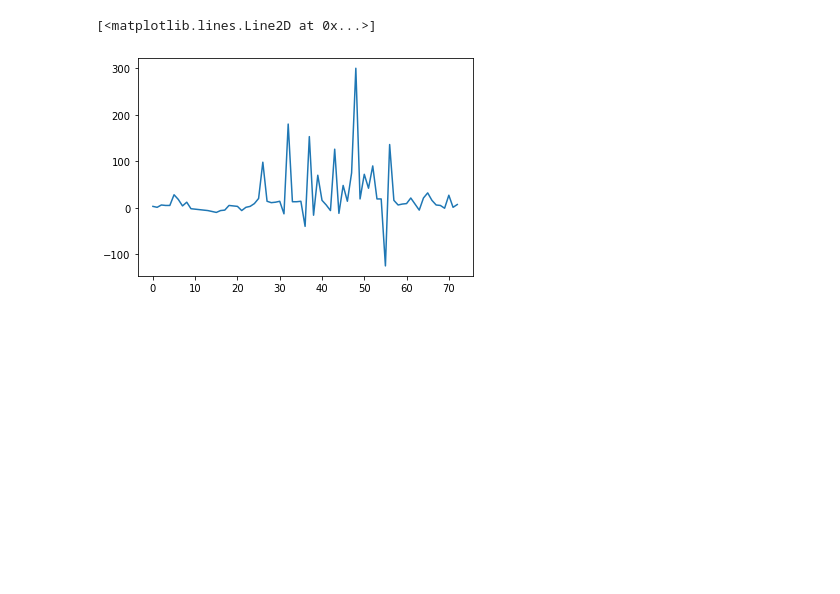
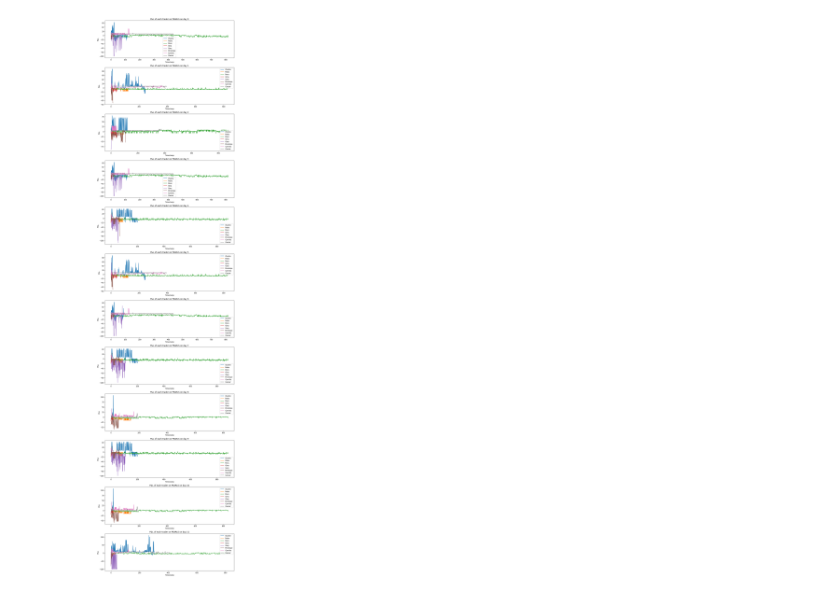
Before and after one commit to KyraZzz/imc-prosperity-bbos, a Jupyter notebook: Data_Preprocessing_day_5.ipynb, the cells around one changed output. Drawn from its saved outputs; the diff is of its cells as text; code cells hidden in the pictures; blank space fills up the shorter version.

Commit message:
data analysis

```diff
--- a/Data_Preprocessing_day_5.ipynb
+++ b/Data_Preprocessing_day_5.ipynb
@@ -120,7 +110,5 @@ def compute_pl(df, name, debug = False):
             print(f"current pl: {pl}")
 
     return pos, exist_trades_prices,exist_trades_quantity, pl
-# %%
-pos, exist_trades_prices,exist_trades_quantity, pl = compute_pl(df_paris_bananas, "Paris", debug=False)
 # %%
 import matplotlib.pyplot as plt
@@ -133,7 +115,39 @@ df_charlie_bananas = trades(df, "Charlie", "BANANAS")
-# %%
-pos, exist_trades_prices,exist_trades_quantity, pl = compute_pl(df_charlie_bananas, "Charlie", debug=False)
-# %%
-plt.plot(pl)
-# %% [output]
-[<matplotlib.lines.Line2D at 0x...>]
-[figure, removed]
+# %%
+def plot_by_product(product, dfs, start_day_idx=0):
+    names = ["Mabel", "Charlie", "Pablo", "Olivia", "Max", "Paris", "Gina", "Olga", "Orson", "Casey", "George", "Mya", "Peter", "Mitch", "Gary", "Penelope", "Omar", "Camilla", "Caesar", "Giulia"]
+    fig,ax = plt.subplots(len(dfs),1,figsize=(12,4*len(dfs)))
+    if len(dfs) == 1:
+        ax = [ax]
+    for i, df in enumerate(dfs):
+        for name in names:
+            _, _, _, pl = compute_pl(trades(df,name,product), name)
+            if len(pl) > 0:
+                ax[i].plot(pl, label=name)
+    for i, axis in enumerate(ax):
+        axis.legend()
+        axis.set_title(f"P&L of each trader on {product} on day {start_day_idx + i}")
+        axis.set_xlabel("Timestamp")
+        axis.set_ylabel("P&L")
+    plt.tight_layout()
+    plt.savefig(f"P&L_{product}.jpg")
+    plt.show()
+# %%
+df_r1d0 = preprocess(r1d0_data)
+df_r1d1 = preprocess(r1d1_data)
+df_r1d2 = preprocess(r1d2_data)
+
+df_r2d0 = preprocess(r2d0_data)
+df_r2d1 = preprocess(r2d1_data)
+df_r2d2 = preprocess(r2d2_data)
+
+df_r3d0 = preprocess(r3d0_data)
+df_r3d1 = preprocess(r3d1_data)
+df_r3d2 = preprocess(r3d2_data)
+
+df_r4d0 = preprocess(r4d0_data)
+df_r4d1 = preprocess(r4d1_data)
+df_r4d2 = preprocess(r4d2_data)
+# %%
+plot_by_product("PEARLS", [df_r1d0, df_r1d1, df_r1d2, df_r2d0, df_r2d1, df_r2d2, df_r3d0, df_r3d1, df_r3d2, df_r4d0, df_r4d1, df_r4d2])
+# %% [output]
+[figure, added]
```
Also changed, not shown: parts of 18 cells of this notebook, 15 other files.
